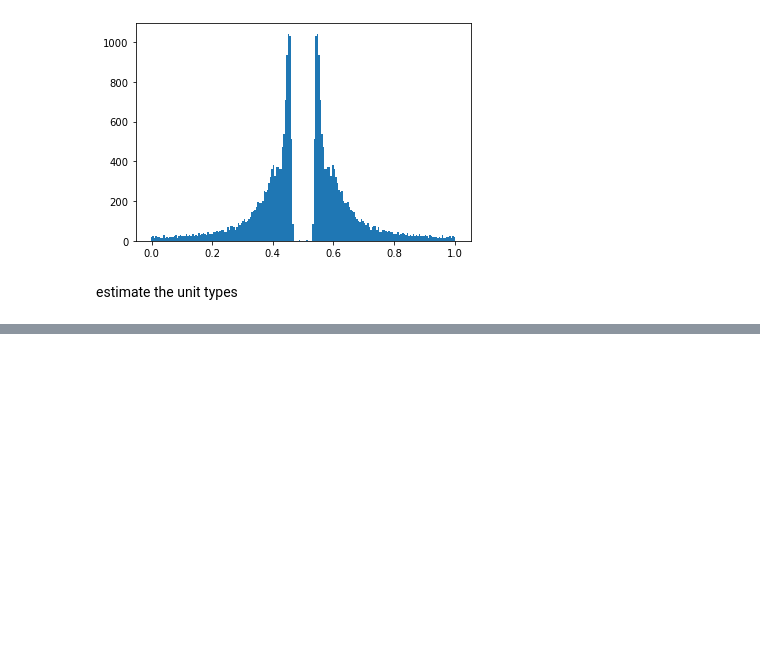
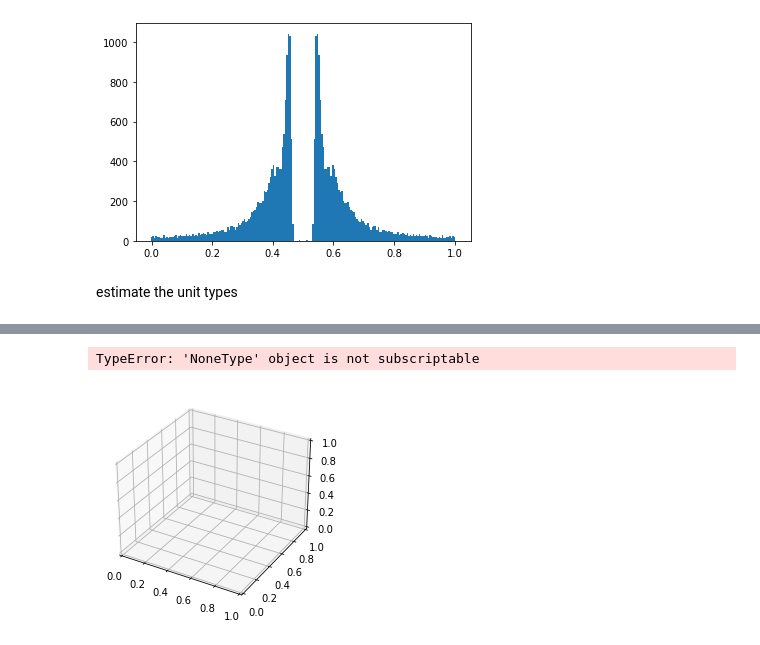
Before and after one commit to elkinbayraktar/hippoCode, a Jupyter notebook: hippoCode/hippoPG.ipynb, the cells around one changed output, grey strips where cells are left out. Saved outputs shown, nothing was run; the diff lists cells and outputs as text; code cells hidden in the pictures; blank space fills up the shorter version.

```diff
--- a/hippoCode/hippoPG.ipynb
+++ b/hippoCode/hippoPG.ipynb
@@ -53,0 +54,5 @@ AttributeError: module 'dtypes.unitPopulation' has no attribute 'units_list'
+# %%
+plot_unit_clusters(all_units)
+# %% [output]
+TypeError: 'NoneType' object is not subscriptable
+[figure, added]
```
Also changed, not shown: parts of 2 cells of this notebook, 3 other files.
